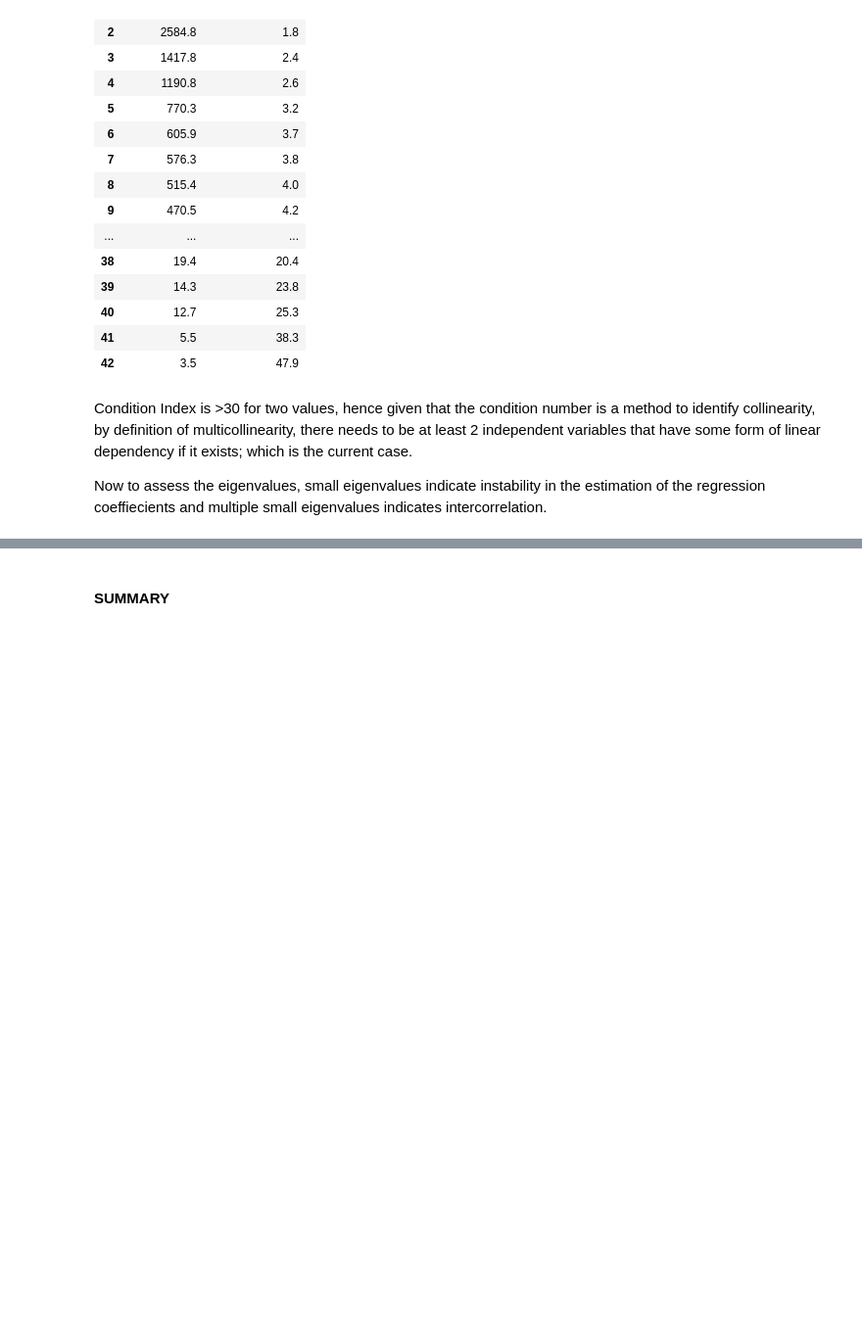
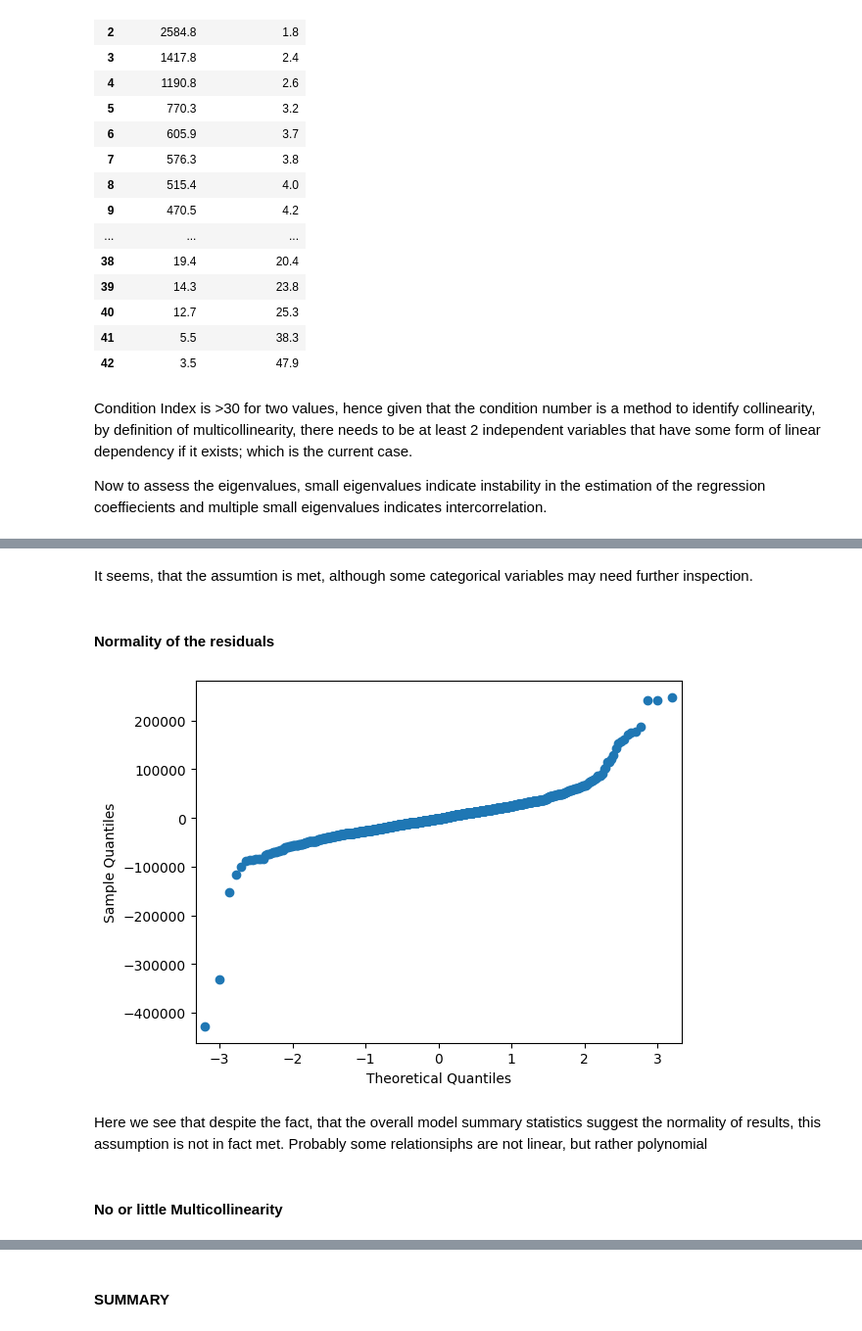
Before and after one commit to patrycja-naumczyk/Kaggle_housePrice, a Jupyter notebook: ML_reg.ipynb, the cells around one changed output, grey strips where cells are left out. Shown at 98% size. Drawn from its saved outputs; the diff is of its cells as text; code cells hidden in the pictures; blank space fills up the shorter version.

```diff
--- a/ML_reg.ipynb
+++ b/ML_reg.ipynb
@@ -485,0 +563,14 @@ Now to assess the eigenvalues, small eigenvalues indicate instability in the est
+# %% [markdown]
+It seems, that the assumtion is met, although some categorical variables may need further inspection.
+# %% [markdown]
+#### Normality of the residuals
+# %%
+residuals = result.resid
+sm.qqplot(residuals)
+plt.show()
+# %% [output]
+[figure, added]
+# %% [markdown]
+Here we see that despite the fact, that the overall model summary statistics suggest the normality of results, this assumption is not in fact met. Probably some relationsiphs are not linear, but rather polynomial
+# %% [markdown]
+#### No or little Multicollinearity
```
Also changed, not shown: parts of 20 cells of this notebook.
